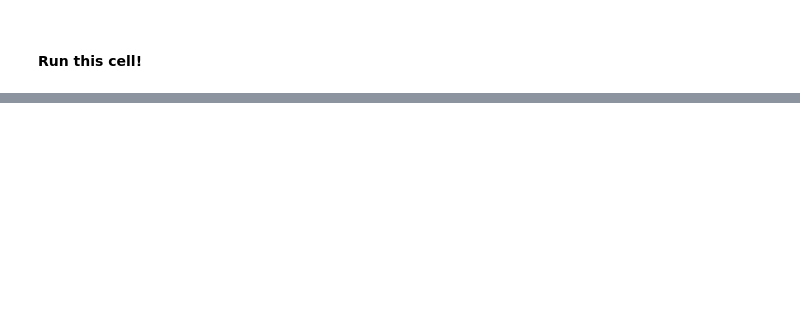
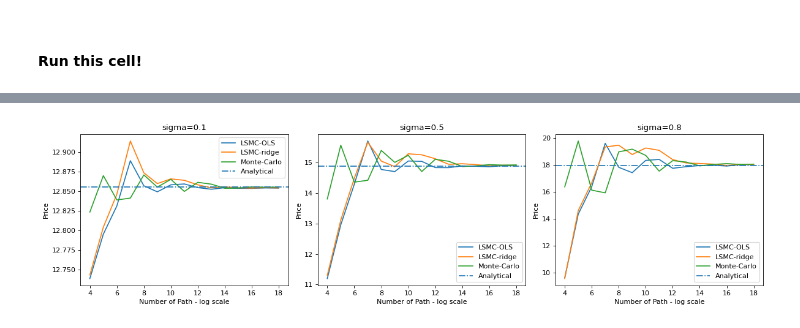
Before and after one commit to fuyin19/BSDE, a Jupyter notebook: demo/BSDE European option.ipynb, the cells around one changed output, grey strips where cells are left out. Saved outputs shown, nothing was run; the diff lists cells and outputs as text; code cells hidden in the pictures; blank space fills up the shorter version.

```diff
--- a/demo/BSDE European option.ipynb
+++ b/demo/BSDE European option.ipynb
@@ -69,11 +71,8 @@ N = int(T / dt)
 d = 1
 d1 = 1
 d2 = 1
+
+# configs
+configs_option = [ConfigOption(r=r, sig=sig, K=K, T=T, d=d, d1=d1, d2=d2) for sig in sigs]
+configs_OLS = [ConfigLSMC(N=N, M=M, dt=dt, seed=42, x0=s0, model_params={}, reg_method=None) for M in Ms]
+configs_ridge = [ConfigLSMC(N=N, M=M, dt=dt, seed=42, x0=s0, model_params={'fit_intercept': False}, reg_method='ridge') for M in Ms]
-# %%
-# configs
-configs_option = [ConfigOption(r=r, sig=sig, K=K, T=T, d=d, d1=d1, d2=d2) for sig in sigs]
-configs_OLS = [ConfigLSMC(N=N, M=M, dt=dt, seed=42, x0=s0, model_params={}, reg_method=None) for M in Ms]
-configs_ridge = [ConfigLSMC(N=N, M=M, dt=dt, seed=42, x0=s0, model_params={'fit_intercept': None}, reg_method='ridge') for M in Ms]
-
-# dynamics
-FBSDEs = [eu.BS_FBSDE(cfg) for cfg in configs_option]
@@ -85,16 +87,3 @@ engine_OLS.run()
 
 engine_ridge = Engine(FBSDEs, configs_ridge, LSMCLinear)
 engine_ridge.run()
-# %%
-# Monte-Carlo
-def mc_european_call(configs_option, configs_solver):
-
-    MC_res = np.zeros(shape=(len(configs_option), len(configs_solver)))
-
-    for (i, option) in enumerate(configs_option):
-        for (j, sim) in enumerate(configs_solver):
-            MC_res[i, j] = eu.MC_EuroCall(S_0=sim.x0[0], K=option.K, T=option.T,
-                                          r=option.r, sigma=option.sig, M=sim.M, N=sim.N)
-    return MC_res
-
-MC_res = mc_european_call(configs_option, configs_OLS)
@@ -101,37 +129,43 @@ MC_res = mc_european_call(configs_option, configs_OLS)
 # %%
-def plot_european_call(solver_res, MC_res, configs_option, configs_solver):
+def plot_european_call(solver_res, MC_res, configs_option, configs_solver, analytical_res=None):
     """
     plot the price of European Options for different
         1.sigmas, vol level
         2.M, number of path
     while other parameters stay the same.
 
     :param solver_res: Result from BSDE solvers, n_solver x n_options x n_sim_configs
     :param mc_res: Result from standard MC, n_options x n_sim_configs
     :param configs_option: Options to be priced
     :param configs_solver: Solvers parameter
     :return:
     """
-    f, axes = plt.subplots(1, len(configs_option), figsize=(15, 4), dpi=80, sharex=True)
+    f, axes = plt.subplots(1, len(configs_option), figsize=(15, 4), dpi=80)
     for (i, option) in enumerate(configs_option):
-        BS_price = eu.BS_EuroCall(S=configs_solver[0].x0[0], T=option.T, K=option.K, r=option.r, q=0, sig=option.sig)
 
         # BSDE
         for res in solver_res:
             axes[i].plot(np.log2([cf.M for cf in configs_solver]), res[0, i, :])
 
         # Monte-Carlo
         axes[i].plot(np.log2([cf.M for cf in configs_solver]), MC_res[i, :])
 
-        # BS
-        axes[i].axhline(BS_price, linestyle='-.')
+        # Analytical
+        if analytical_res is not None:
+            axes[i].axhline(analytical_res[i], linestyle='-.')
+            axes[i].legend(['LSMC-OLS', 'LSMC-ridge', 'Monte-Carlo', 'Analytical'])
+        else:
+            axes[i].legend(['LSMC-OLS', 'LSMC-ridge', 'Monte-Carlo'])
 
-        # set labels, title, etc.
-        axes[i].legend(['LSMC-OLS', 'LSMC-ridge', 'Monte-Carlo', 'BS'])
+        # set title, labels, etc.
         axes[i].set_title('sigma={}'.format(option.sig))
         axes[i].set_xlabel('Number of Path - log scale')
         axes[i].set_ylabel('Price')
 
     plt.tight_layout()
     plt.savefig('european_option_update.png', dpi=300, bbox_inches="tight")
     plt.show()
+
+plot_european_call([engine_OLS.res, engine_ridge.res], MC_res, configs_option, configs_OLS, BS_res)
+# %% [output]
+[figure, added]
```
Also changed, not shown: parts of 17 cells of this notebook, 10 other files.
